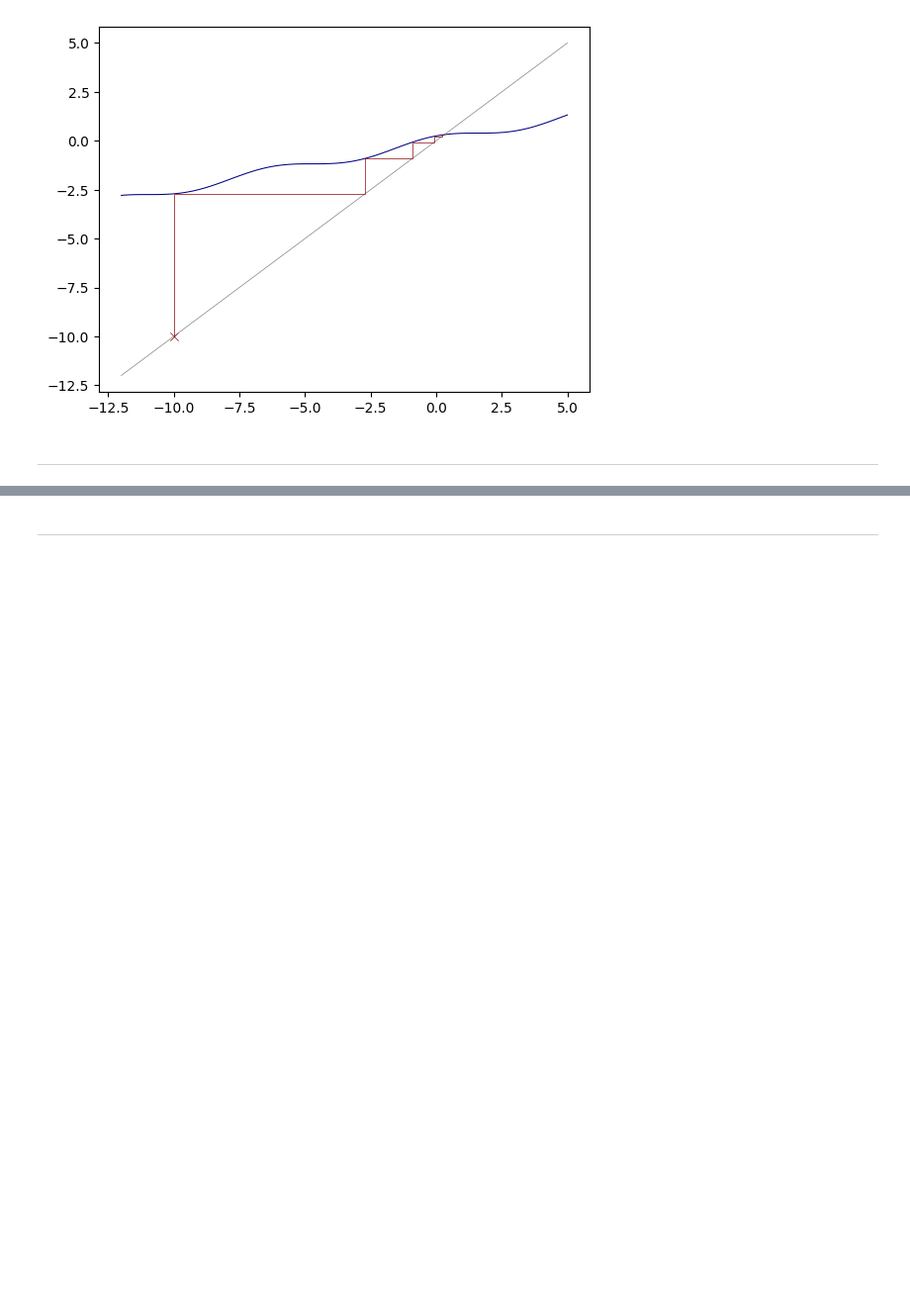
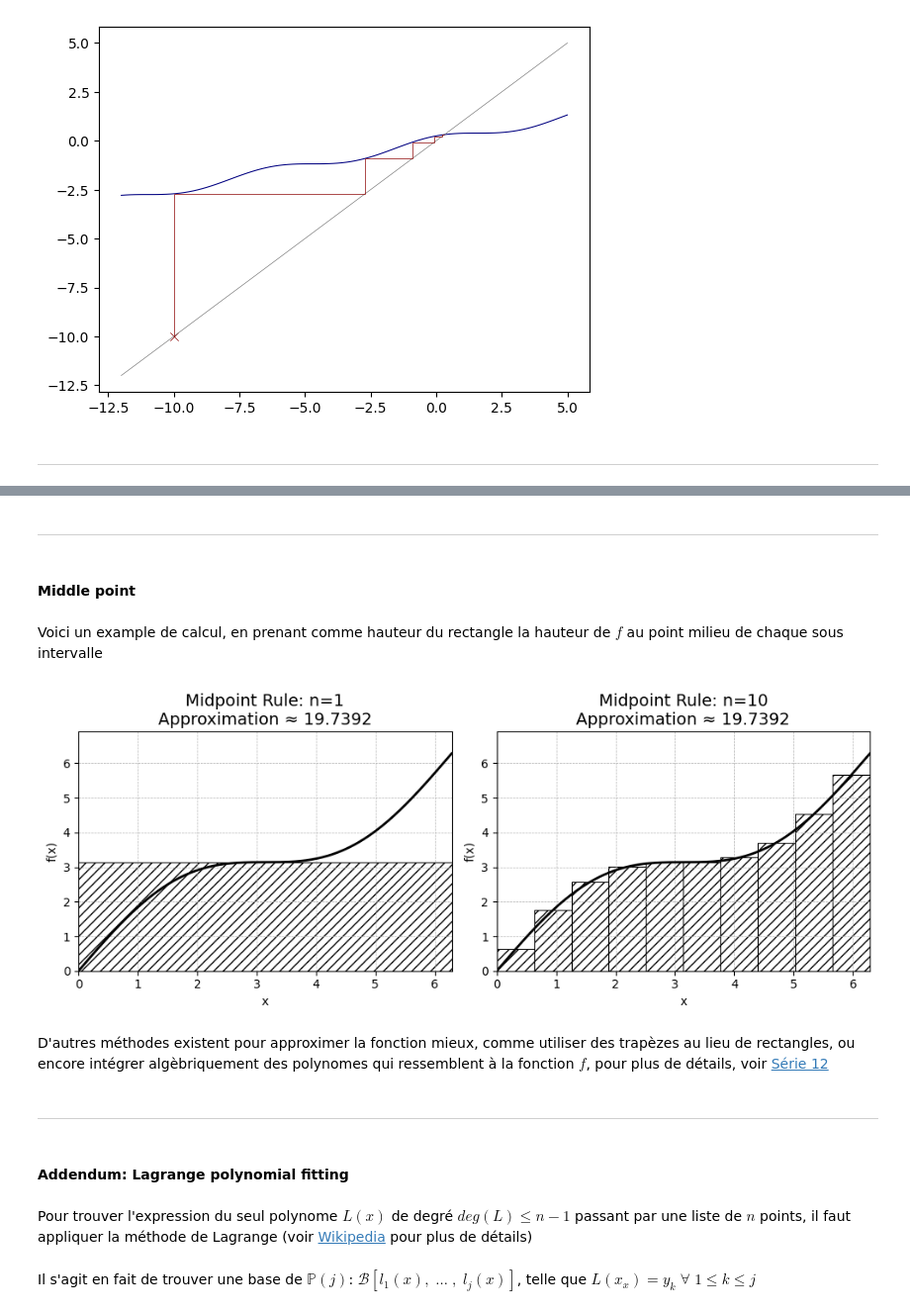
Before and after one commit to mightykatun/epfl-icc-man, a Jupyter notebook: Notes.ipynb, the cells around one changed output, grey strips where cells are left out. Shown: that part at 99% size. Cells and saved outputs as stored; diff of their text form; code cells hidden in the pictures; blank space fills up the shorter version.

```diff
--- a/Notes.ipynb
+++ b/Notes.ipynb
@@ -1487,2 +1491,64 @@ Valeur approchée: 0.3167504189712746
+# %% [markdown]
+---
+# %% [markdown]
+#### Middle point
+# %% [markdown]
+Voici un example de calcul, en prenant comme hauteur du rectangle la hauteur de $f$ au point milieu de chaque sous intervalle
+# %%
+f = lambda x: np.sin(x) + x
+a, b = 0, 2 * np.pi
+
+# Set up the figure with 2 side-by-side subplots
+fig, axs = plt.subplots(1, 2, figsize=(10, 4))
+
+# Different n values: 1 and a higher one (e.g., 4)
+for ax, n in zip(axs, [1, 10]):
+    # Plot the function curve in black
+    x = np.linspace(a, b, 500)
+    ax.plot(x, f(x), color='black', linewidth=2)
+
+    # Midpoint rule rectangles with hatch
+    h = (b - a) / n
+    midpoints = a + h * (np.arange(n) + 0.5)
+    heights = f(midpoints)
+
+    # Draw hatched rectangles
+    for xi, hi in zip(midpoints, heights):
+        ax.bar(
+            xi,
+            hi,
+            width=h,
+            align='center',
+            facecolor='none',
+            edgecolor='black',
+            hatch='///',
+            linewidth=0.75
+        )
+
+    # Compute approximation
+    approx = np.sum(heights * h)
+
+    # Annotate plot
+    ax.set_title(f"Midpoint Rule: n={n}\nApproximation ≈ {approx:.4f}", fontsize=14)
+    ax.set_xlim(a, b)
+    y_min = min(0, np.min(f(x)))
+    y_max = np.max(f(x)) * 1.1
+    ax.set_ylim(y_min, y_max)
+    ax.set_xlabel('x')
+    ax.set_ylabel('f(x)')
+    ax.grid(True, linestyle='--', linewidth=0.5)
+
+plt.tight_layout()
+plt.show()
+# %% [output]
+[figure, added]
+# %% [markdown]
+D'autres méthodes existent pour approximer la fonction mieux, comme utiliser des trapèzes au lieu de rectangles, ou encore intégrer algèbriquement des polynomes qui ressemblent à la fonction $f$, pour plus de détails, voir [Série 12](./Series/Serie_12/Serie_12.ipynb)
 # %% [markdown]
 ---
+# %% [markdown]
+#### Addendum: Lagrange polynomial fitting
+# %% [markdown]
+Pour trouver l'expression du seul polynome $L(x)$ de degré $deg(L)\le n-1$ passant par une liste de $n$ points, il faut appliquer la méthode de Lagrange (voir [Wikipedia](https://en.wikipedia.org/wiki/Lagrange_polynomial) pour plus de détails)
+# %% [markdown]
+Il s'agit en fait de trouver une base de $\mathbb{P}(j)$: $\mathcal{B}[l_{1}(x),\;\ldots\;,\;l_{j}(x)]$, telle que $L(x_{x})=y_{k}\;\forall \;1\le k\le j$
```
Also changed, not shown: parts of 3 cells of this notebook.
